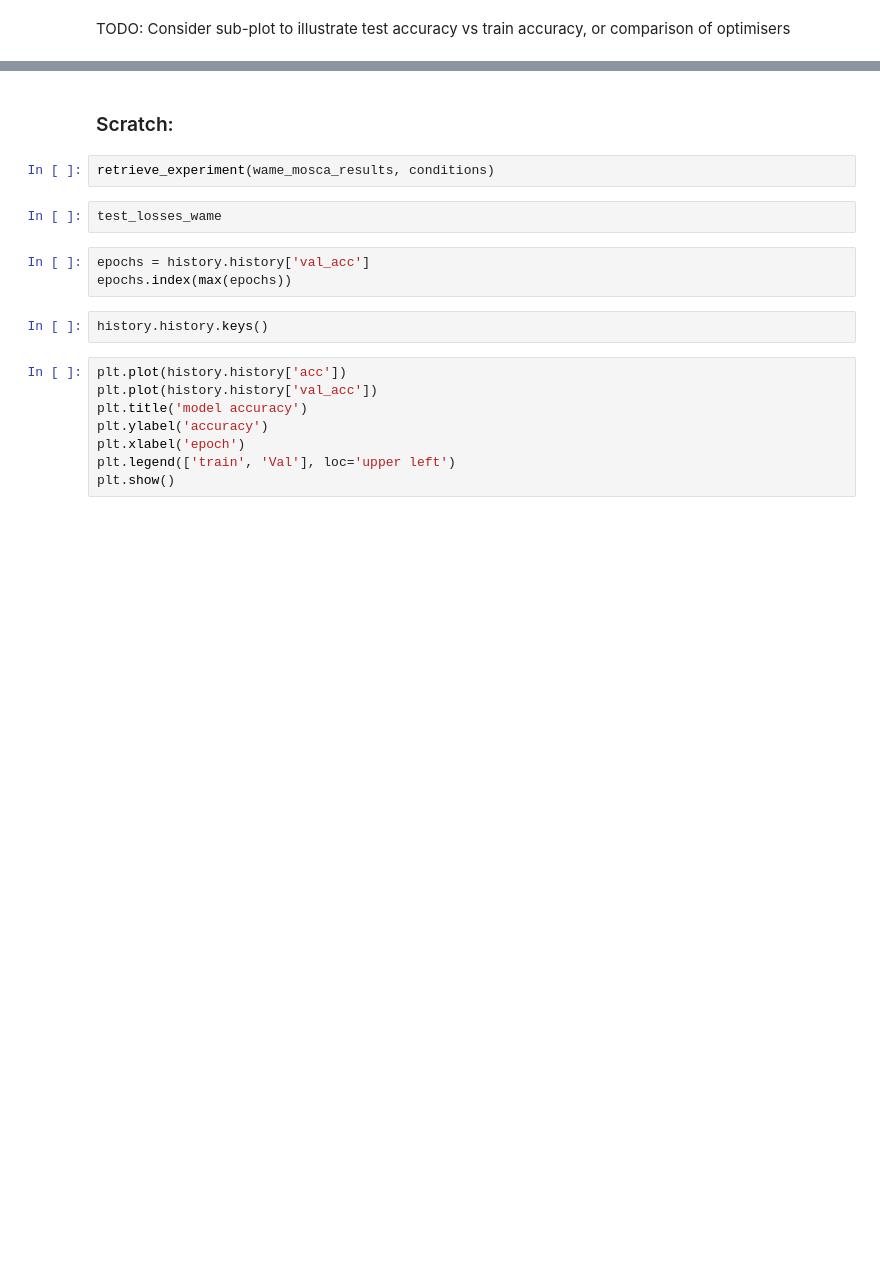
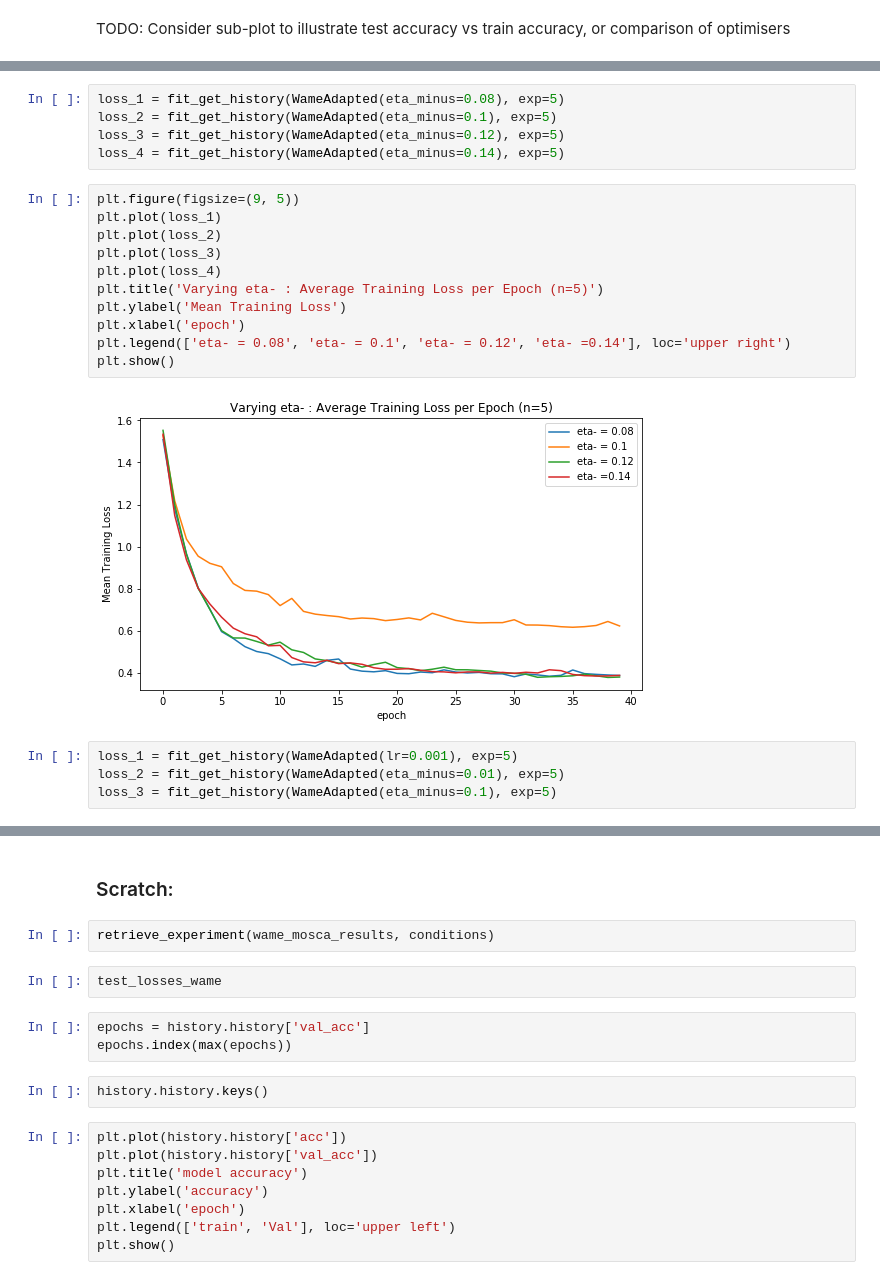
Before and after one commit to Peppers16/machine_learning_coursework, a Jupyter notebook: CW Attempt.ipynb, the cells around one changed output, grey strips where cells are left out. Cells and saved outputs as stored; diff of their text form; blank space fills up the shorter version.

```diff
--- a/CW Attempt.ipynb
+++ b/CW Attempt.ipynb
@@ -385,0 +369,22 @@ TODO: Consider sub-plot to illustrate test accuracy vs train accuracy, or compar
+# %%
+loss_1 = fit_get_history(WameAdapted(eta_minus=0.08), exp=5)
+loss_2 = fit_get_history(WameAdapted(eta_minus=0.1), exp=5)
+loss_3 = fit_get_history(WameAdapted(eta_minus=0.12), exp=5)
+loss_4 = fit_get_history(WameAdapted(eta_minus=0.14), exp=5)
+# %%
+plt.figure(figsize=(9, 5))
+plt.plot(loss_1)
+plt.plot(loss_2)
+plt.plot(loss_3)
+plt.plot(loss_4)
+plt.title('Varying eta- : Average Training Loss per Epoch (n=5)')
+plt.ylabel('Mean Training Loss')
+plt.xlabel('epoch')
+plt.legend(['eta- = 0.08', 'eta- = 0.1', 'eta- = 0.12', 'eta- =0.14'], loc='upper right')
+plt.show()
+# %% [output]
+[figure, added]
+# %%
+loss_1 = fit_get_history(WameAdapted(lr=0.001), exp=5)
+loss_2 = fit_get_history(WameAdapted(eta_minus=0.01), exp=5)
+loss_3 = fit_get_history(WameAdapted(eta_minus=0.1), exp=5)
```
Also changed, not shown: parts of 18 cells of this notebook, 2 other files.
